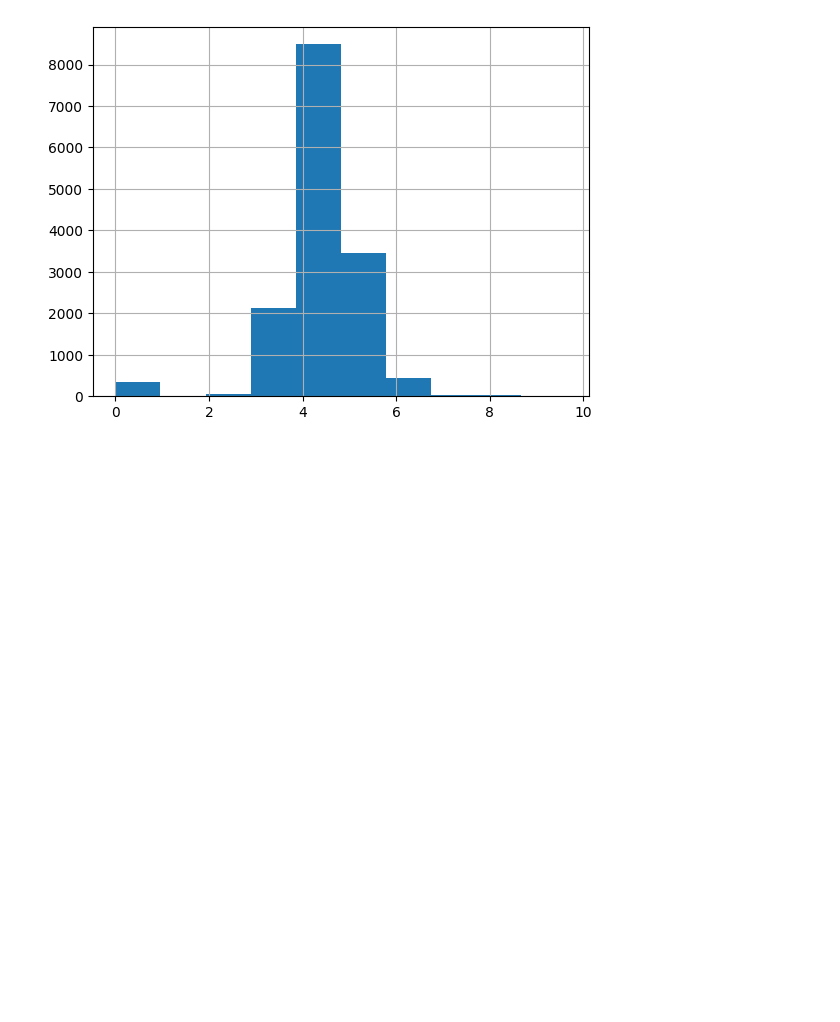
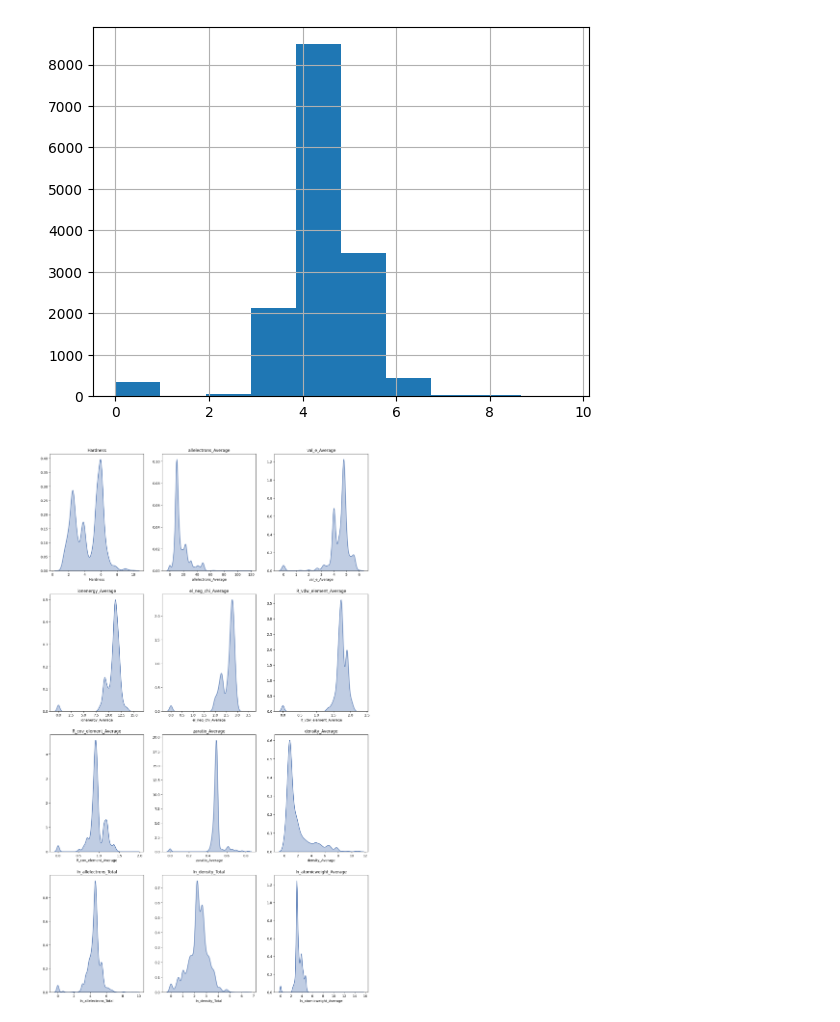
Before and after one commit to dessyamirudin/competition_2026, a Jupyter notebook: one_dollar_kaggle/OneDollar - Data + Exploration.ipynb, the cells around one changed output. Cells and saved outputs as stored; diff of their text form; code cells hidden in the pictures; blank space fills up the shorter version.

```diff
--- a/one_dollar_kaggle/OneDollar - Data + Exploration.ipynb
+++ b/one_dollar_kaggle/OneDollar - Data + Exploration.ipynb
@@ -156,0 +157,25 @@ ln_var = [
+# %%
+for col in ln_var:
+    train[f'ln_{col}'] = np.log1p(train[col])
+    test[f'ln_{col}'] = np.log1p(test[col])
+# %%
+train_cl = train.drop(columns= ln_var). copy()
+test_cl = test.drop(columns=ln_var).copy()
+# %%
+num_cols_cl = train_cl.drop(columns=["id"]).select_dtypes(include="number").columns.to_list()
+# %%
+data_viz_cl = train_cl.drop(columns = ["id"])
+# %%
+fig, axes = plt.subplots(4, 3, figsize=(17, 29))
+
+for ax, col in zip(axes.flatten(), num_cols_cl):
+    sns.kdeplot(data_viz_cl.loc[:, col].dropna(),
+        ax=ax,
+        fill=True,
+        alpha=0.35,
+        color="#4C72B0",
+        linewidth=1.5)
+    ax.set_title(col)
+    ax.set_ylabel("")
+# %% [output]
+[figure, added]
```
Also changed, not shown: parts of 1 cell of this notebook, 1 other file.
